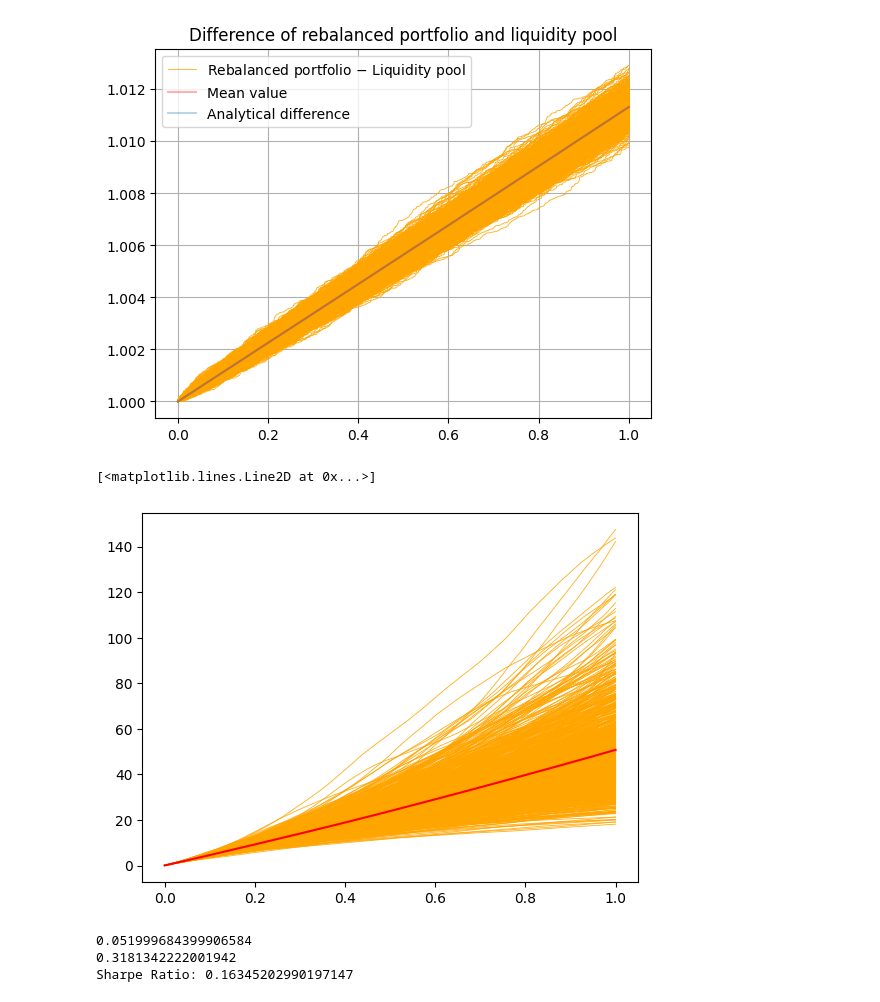
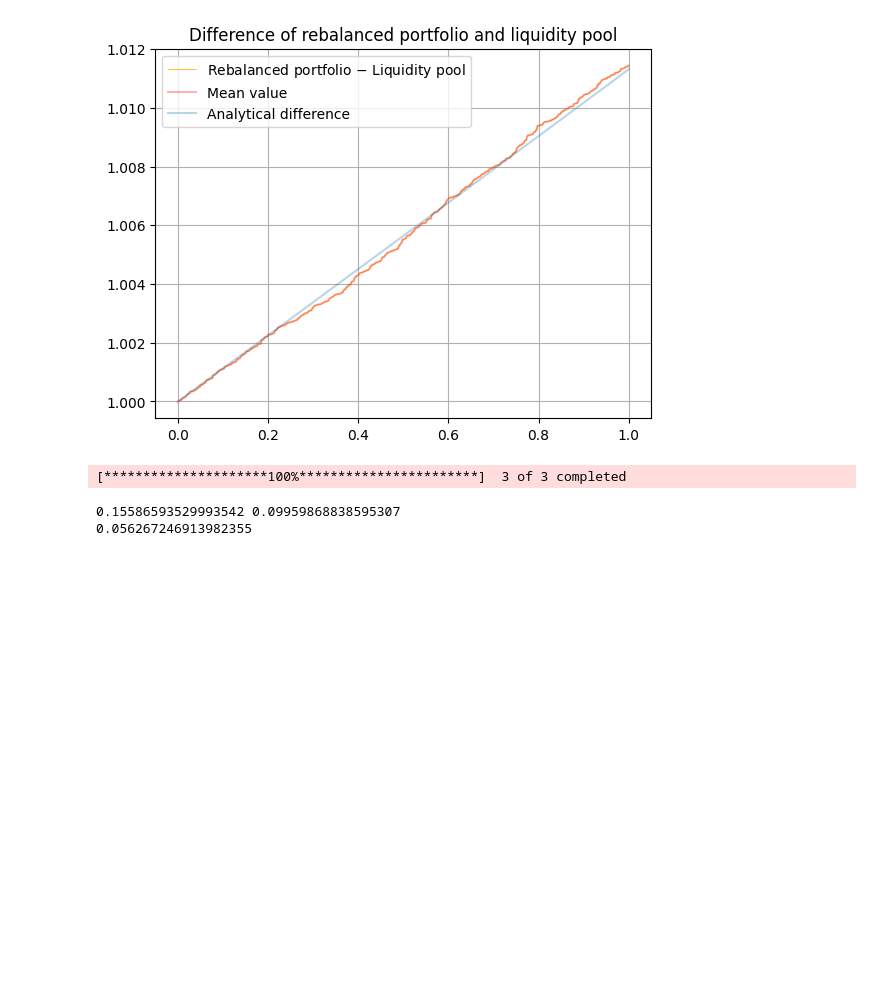
Before and after one commit to JensGBG/idea-mve745, a Jupyter notebook: simulation_workbench_3.ipynb, the cells around one changed output. Drawn from its saved outputs; the diff is of its cells as text; code cells hidden in the pictures; blank space fills up the shorter version.

Commit message:
simulations on real data

```diff
--- a/simulation_workbench_3.ipynb
+++ b/simulation_workbench_3.ipynb
@@ -69,7 +70,7 @@ c = 100
 w_1 = 0.5
 w_0 = 1 - w_1
 
-N = 1000
+N = 1
 gbms = [simulate_gbm(mu=mu, sigma=sigma, dt=dt, T=T, S_0=S_0) for i in range(N)]
 gbm_matrix = np.vstack(gbms).T
 gbm_matrix = gbm_matrix / gbm_matrix[0]
@@ -119,46 +120,44 @@ plt.show()
 # %%
 diff_rebalance = rebalance_matrix / s_matrix
 for i in range(rebalance_matrix.shape[1]-1):
     diff_arr = diff_rebalance[:, i]
     plt.plot(t_array, diff_arr, alpha=alpha, linewidth=linewidth, color='orange')
 plt.plot(t_array, diff_rebalance[:, -1], alpha=alpha, linewidth=linewidth, color='orange', label='Rebalanced portfolio $-$ Liquidity pool')
 
 diff_rebalance_mean = np.mean(diff_rebalance, axis=1)
 plt.plot(t_array, diff_rebalance_mean, color='red', label='Mean value', alpha=0.3)
 plt.plot(t_array, np.exp(sigma**2*t_array/8), label='Analytical difference', alpha=0.3)
 
 plt.title("Difference of rebalanced portfolio and liquidity pool")
 plt.grid()
 plt.legend()
 plt.show()
-
-lvr_matrix = (sigma**2) * np.square(gbm_matrix) / 2
-lvr_matrix = np.cumsum(lvr_matrix, axis=0)
-for i in range(lvr_matrix.shape[1]-1):
-    lvr = lvr_matrix[:, i]
-    plt.plot(t_array, lvr, alpha=alpha, linewidth=linewidth, color='orange')
-plt.plot(t_array, lvr_matrix[:, -1], alpha=alpha, linewidth=linewidth, color='orange', label='LVR')
-
-lvr_mean = np.mean(lvr_matrix, axis=1)
-plt.plot(t_array, lvr_mean, color='red', label='Mean LVR')
 # %% [output]
-[figure, old version]
+[figure, new version]
-[<matplotlib.lines.Line2D at 0x...>]
-[figure, removed]
-# %%
-def numerical_sharpe(data):
-    data_adjusted = (data / data[0])
-    returns = data_adjusted[-1] - 1
-    mean_return = returns.mean()
-    var = np.square(returns - mean_return).sum() / len(returns)
-    s_std = np.sqrt(var)
-    return mean_return, s_std
-
-s_mean_return, s_std = numerical_sharpe(gbm_matrix)
-print(s_mean_return)
-print(s_std)
-print(f"Sharpe Ratio: {s_mean_return/s_std}")
-# %% [output]
-0.051999684399906584
-0.3181342222001942
-Sharpe Ratio: 0.16345202990197147
+# %%
+tickers = ['AAPL', 'MSFT', 'BTC-USD']
+df = yf.download(tickers=tickers, start='2020-01-01', end='2021-01-01')
+df = df[['Close']]
+df = df.dropna()
+
+N_assets = len(df.columns)
+w_vector = np.ones(shape=N_assets) / N_assets
+
+def get_lambda(df, w_vector):
+    df_returns = df.pct_change().dropna() - 1
+    cov_matrix = df_returns.cov().to_numpy() * 252
+
+    a = np.dot(w_vector, np.diag(cov_matrix)) / 2
+    b = w_vector @ cov_matrix @ w_vector.T / 2
+    print(a, b)
+    return a - b
+
+l = get_lambda(df, w_vector)
+print(l)
+
+def compute_LP_value(df_prices, w_vector):
+    return None
+# %% [output]
+[*********************100%***********************]  3 of 3 completed
+0.15586593529993542 0.09959868838595307
+0.056267246913982355
```
Also changed, not shown: parts of 2 cells of this notebook.
